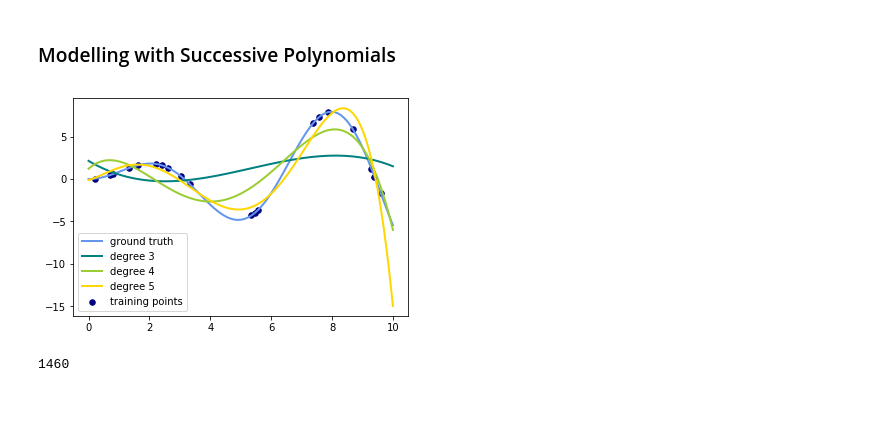
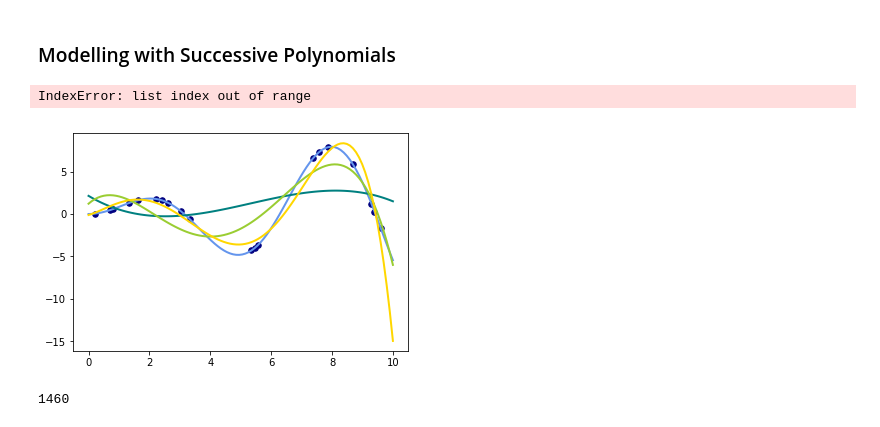
Before and after one commit to calebdagenhart/ds-skills-polynomial-pipeline-atlanta-ds-100918, a Jupyter notebook: index.ipynb, the cells around one changed output. Saved outputs shown, nothing was run; the diff lists cells and outputs as text; code cells hidden in the pictures.

```diff
--- a/index.ipynb
+++ b/index.ipynb
@@ -96,35 +96,36 @@ x_plot = np.linspace(0, 10, 100)
 
 # generate points and keep a subset of them
 x = np.linspace(0, 10, 100)
 rng = np.random.RandomState(0)
 rng.shuffle(x)
 x = np.sort(x[:20])
 y = f(x)
 
 # create matrix versions of these arrays
 X = x.reshape(-1,1)
 X_plot = x_plot.reshape(-1, 1)
 # [:, np.newaxis]
 # X_plot = x_plot[:, np.newaxis]
 
 colors = ['teal', 'yellowgreen', 'gold']
 lw = 2
 plt.plot(x_plot, f(x_plot), color='cornflowerblue', linewidth=lw,
          label="ground truth")
 plt.scatter(x, y, color='navy', s=30, marker='o', label="training points")
 
-for count, degree in enumerate([3, 4, 5]):
+for count, degree in enumerate([3, 4, 5, 6]):
     model = make_pipeline(PolynomialFeatures(degree), Ridge())
     model.fit(X, y)
     y_plot = model.predict(X_plot)
     plt.plot(x_plot, y_plot, color=colors[count], linewidth=lw,
              label="degree {}".format(degree))
 
 plt.legend(loc='lower left')
 
 plt.show()
 # %% [output]
+IndexError: list index out of range
-[figure, old version]
+[figure, new version]
 # %%
 import pandas as pd
 import numpy as np
```
